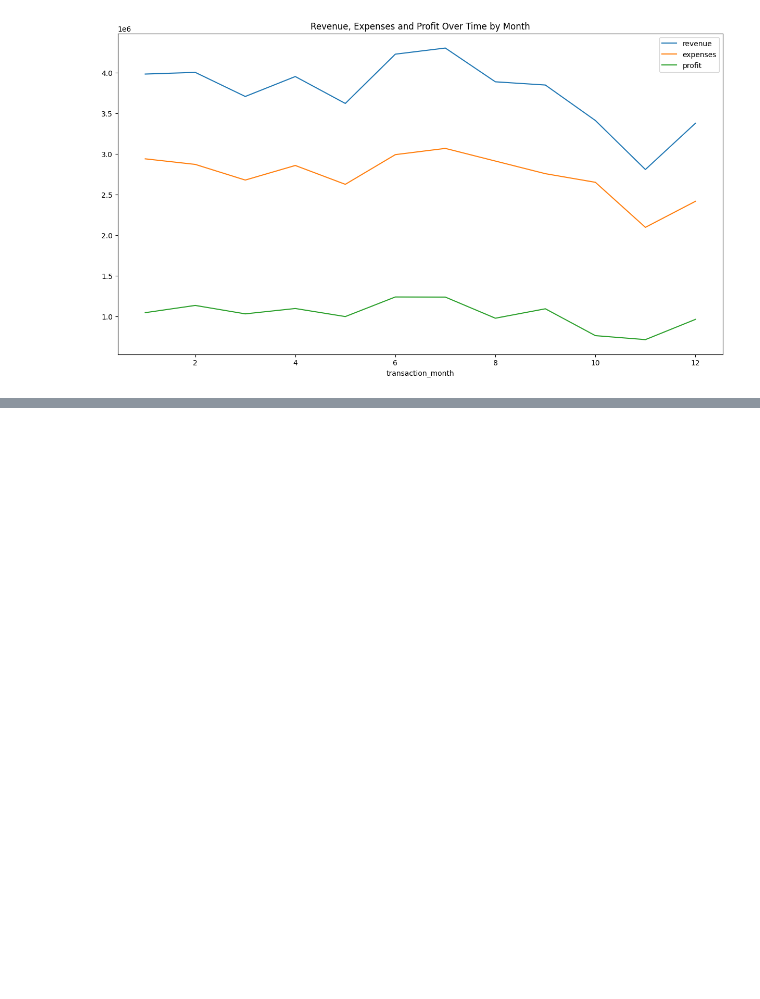
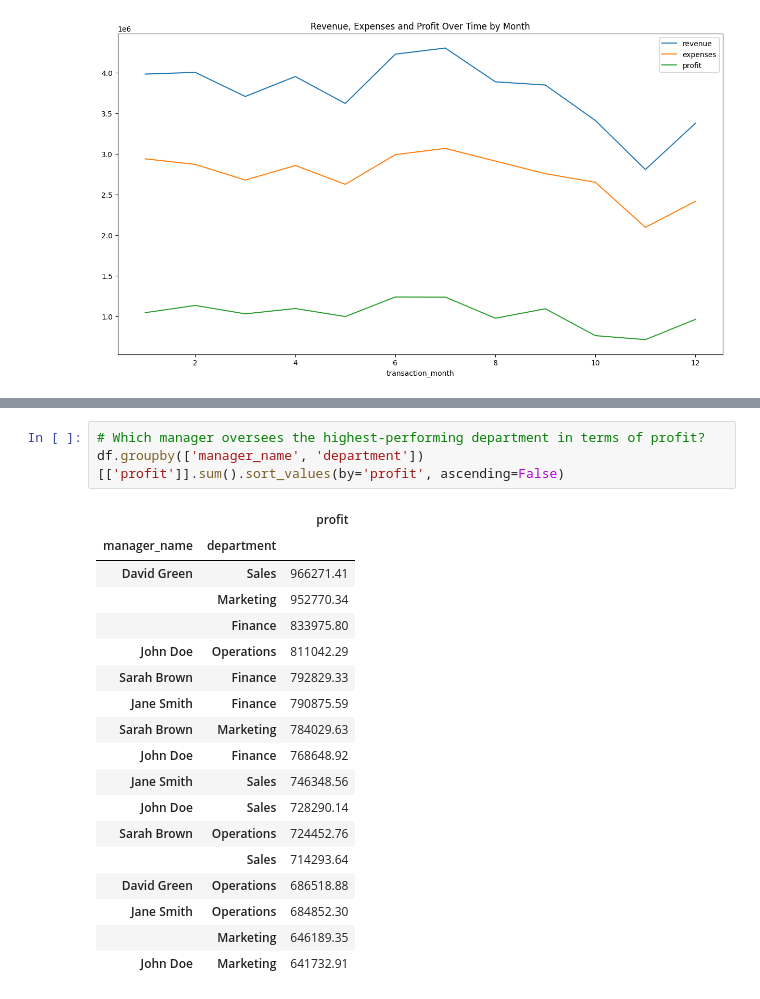
Before and after one commit to VincentGordon-Data-Analyst/financial-performance, a Jupyter notebook: analysis.ipynb, the cells around one changed output, grey strips where cells are left out. Cells and saved outputs as stored; diff of their text form; blank space fills up the shorter version.

```diff
--- a/analysis.ipynb
+++ b/analysis.ipynb
@@ -161,0 +181,22 @@ ValueError: No axis named 2 for object type DataFrame
+# %%
+# Which manager oversees the highest-performing department in terms of profit?
+df.groupby(['manager_name', 'department'])[['profit']].sum().sort_values(by='profit', ascending=False)
+# %% [output]
+|  |  | profit |
+| manager_name | department |  |
+| David Green | Sales | 966271.41 |
+|  | Marketing | 952770.34 |
+|  | Finance | 833975.80 |
+| John Doe | Operations | 811042.29 |
+| Sarah Brown | Finance | 792829.33 |
+| Jane Smith | Finance | 790875.59 |
+| Sarah Brown | Marketing | 784029.63 |
+| John Doe | Finance | 768648.92 |
+| Jane Smith | Sales | 746348.56 |
+| John Doe | Sales | 728290.14 |
+| Sarah Brown | Operations | 724452.76 |
+|  | Sales | 714293.64 |
+| David Green | Operations | 686518.88 |
+| Jane Smith | Operations | 684852.30 |
+|  | Marketing | 646189.35 |
+| John Doe | Marketing | 641732.91 |
```
Also changed, not shown: parts of 8 cells of this notebook.
